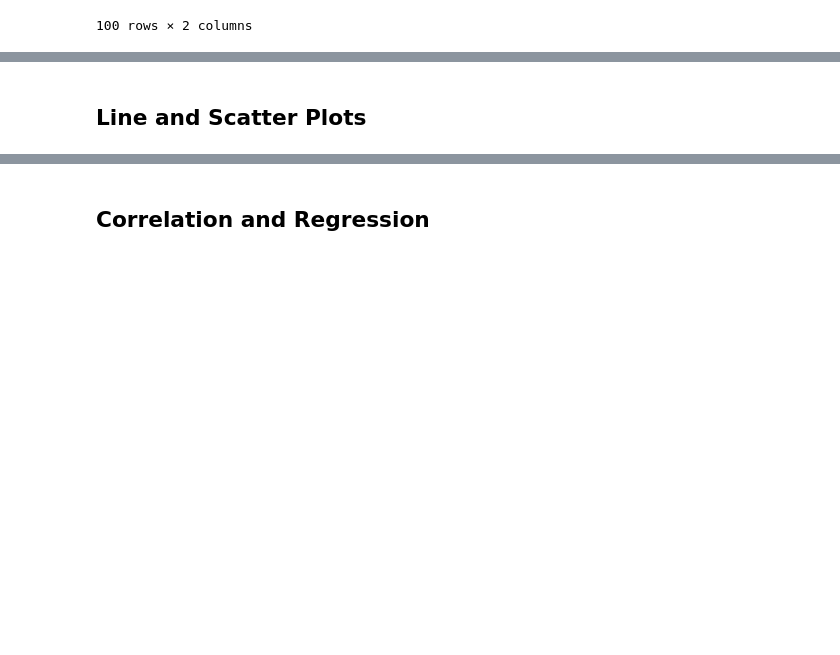
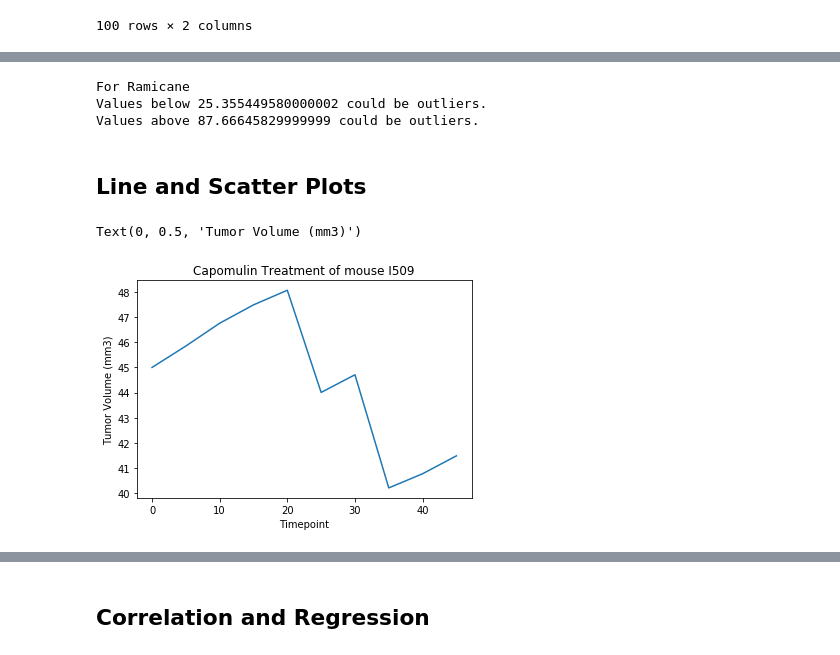
Before and after one commit to hialstkd/matplotlib-challenge, a Jupyter notebook: 02-Homework_05-Matplotlib_Instructions_Pymaceuticals_pymaceuticals_starter.ipynb, the cells around one changed output, grey strips where cells are left out. Drawn from its saved outputs; the diff is of its cells as text; code cells hidden in the pictures; blank space fills up the shorter version.

```diff
--- a/02-Homework_05-Matplotlib_Instructions_Pymaceuticals_pymaceuticals_starter.ipynb
+++ b/02-Homework_05-Matplotlib_Instructions_Pymaceuticals_pymaceuticals_starter.ipynb
@@ -354,17 +353,31 @@ print(f"Values above {upper_bound} could be outliers.")
 # %%
-# finding the outliers for Capomulin
-cap_lowerq = np.quantile(tumor_data_cap, 0.25)
-cap_upperq = np.quantile(tumor_data_cap, 0.75)
+# finding the outliers for Ceftamin
+cef_lowerq = np.quantile(tumor_data_cef, 0.25)
+cef_upperq = np.quantile(tumor_data_cef, 0.75)
 
-cap_iqr = cap_upperq-cap_lowerq
-cap_lower_bound = cap_lowerq - (1.5*cap_lowerq)
-cap_upper_bound = cap_upperq + (1.5*cap_upperq)
+cef_iqr = cef_upperq-cef_lowerq
+cef_lower_bound = cef_lowerq - (1.5*cef_iqr)
+cef_upper_bound = cef_upperq + (1.5*cef_iqr)
 print("For Ramicane")
-print(f"Values below {lower_bound} could be outliers.")
-print(f"Values above {upper_bound} could be outliers.")
+print(f"Values below {cef_lower_bound} could be outliers.")
+print(f"Values above {cef_upper_bound} could be outliers.")
+# %% [output]
+For Ramicane
+Values below 25.355449580000002 could be outliers.
+Values above 87.66645829999999 could be outliers.
 # %%
 # Generate a box plot of the final tumor volume of each mouse across four regimens of interest
 # %% [markdown]
 ## Line and Scatter Plots
 # %%
 # Generate a line plot of time point versus tumor volume for a mouse treated with Capomulin
+I509_only= clean_mice_ID.loc[clean_mice_ID["Mouse ID"] == "l509",:]
+timepoint = I509_only["Timepoint"]
+tumor = I509_only["Tumor Volume (mm3)"]
+plt.plot(timepoint, tumor)
+plt.title("Capomulin Treatment of mouse I509")
+plt.xlabel("Timepoint")
+plt.ylabel("Tumor Volume (mm3)")
+# %% [output]
+Text(0, 0.5, 'Tumor Volume (mm3)')
+[figure, added]
```
Also changed, not shown: parts of 11 cells of this notebook.
